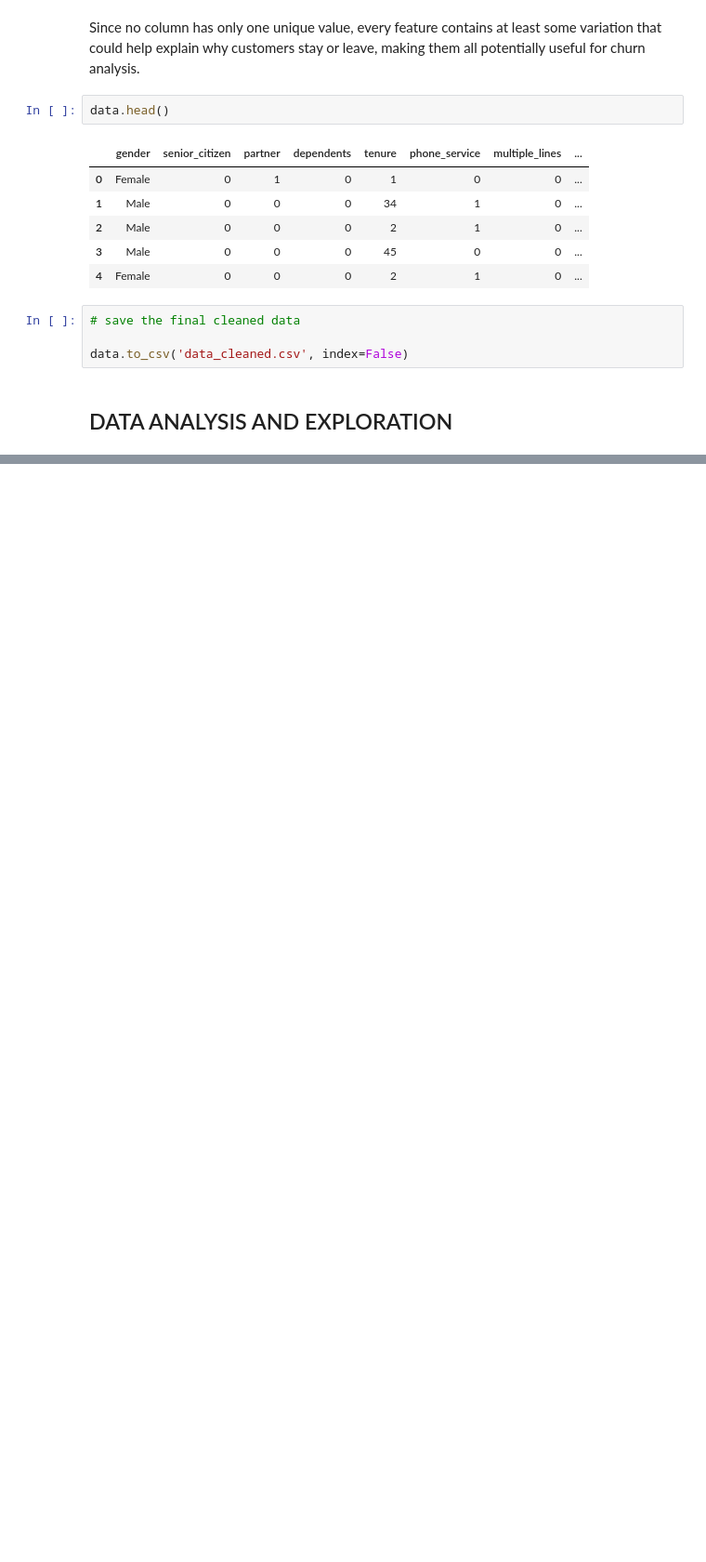
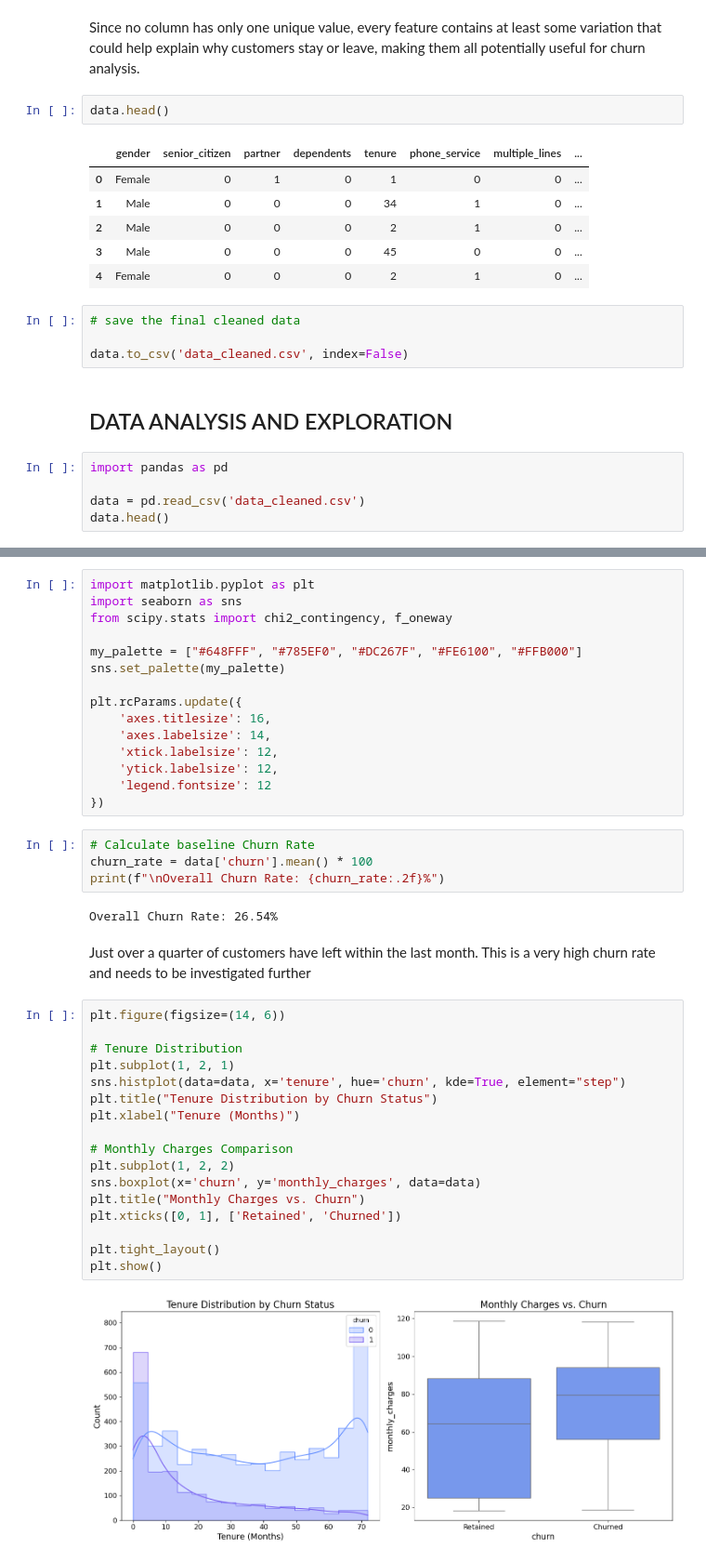
Before and after one commit to Raeesa12/FUTURE_DS_02, a Jupyter notebook: churn_analysis.ipynb, the cells around one changed output, grey strips where cells are left out. Shown at 93% size. Drawn from its saved outputs; the diff is of its cells as text; blank space fills up the shorter version.

```diff
--- a/churn_analysis.ipynb
+++ b/churn_analysis.ipynb
@@ -298,3 +298,8 @@ data.head()
 data.to_csv('data_cleaned.csv', index=False)
 # %% [markdown]
 ## DATA ANALYSIS AND EXPLORATION
+# %%
+import pandas as pd
+
+data = pd.read_csv('data_cleaned.csv')
+data.head()
@@ -300,0 +313,42 @@ data.to_csv('data_cleaned.csv', index=False)
+# %%
+import matplotlib.pyplot as plt
+import seaborn as sns
+from scipy.stats import chi2_contingency, f_oneway
+
+my_palette = ["#648FFF", "#785EF0", "#DC267F", "#FE6100", "#FFB000"]
+sns.set_palette(my_palette)
+
+plt.rcParams.update({
+    'axes.titlesize': 16,
+    'axes.labelsize': 14,
+    'xtick.labelsize': 12,
+    'ytick.labelsize': 12,
+    'legend.fontsize': 12
+})
+# %%
+# Calculate baseline Churn Rate
+churn_rate = data['churn'].mean() * 100
+print(f"\nOverall Churn Rate: {churn_rate:.2f}%")
+# %% [output]
+Overall Churn Rate: 26.54%
+# %% [markdown]
+Just over a quarter of customers have left within the last month. This is a very high churn rate and needs to be investigated further
+# %%
+plt.figure(figsize=(14, 6))
+
+# Tenure Distribution
+plt.subplot(1, 2, 1)
+sns.histplot(data=data, x='tenure', hue='churn', kde=True, element="step")
+plt.title("Tenure Distribution by Churn Status")
+plt.xlabel("Tenure (Months)")
+
+# Monthly Charges Comparison
+plt.subplot(1, 2, 2)
+sns.boxplot(x='churn', y='monthly_charges', data=data)
+plt.title("Monthly Charges vs. Churn")
+plt.xticks([0, 1], ['Retained', 'Churned'])
+
+plt.tight_layout()
+plt.show()
+# %% [output]
+[figure, added]
```
Also changed, not shown: parts of 28 cells of this notebook.
